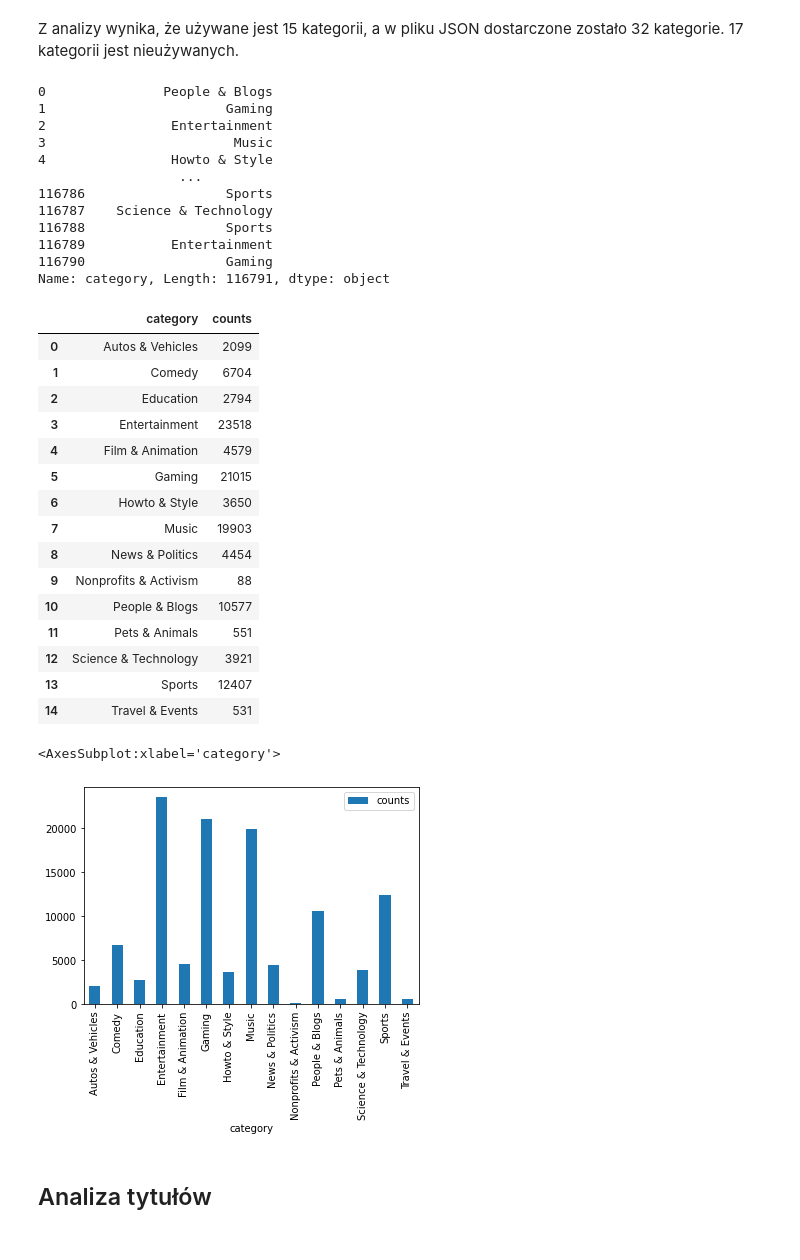
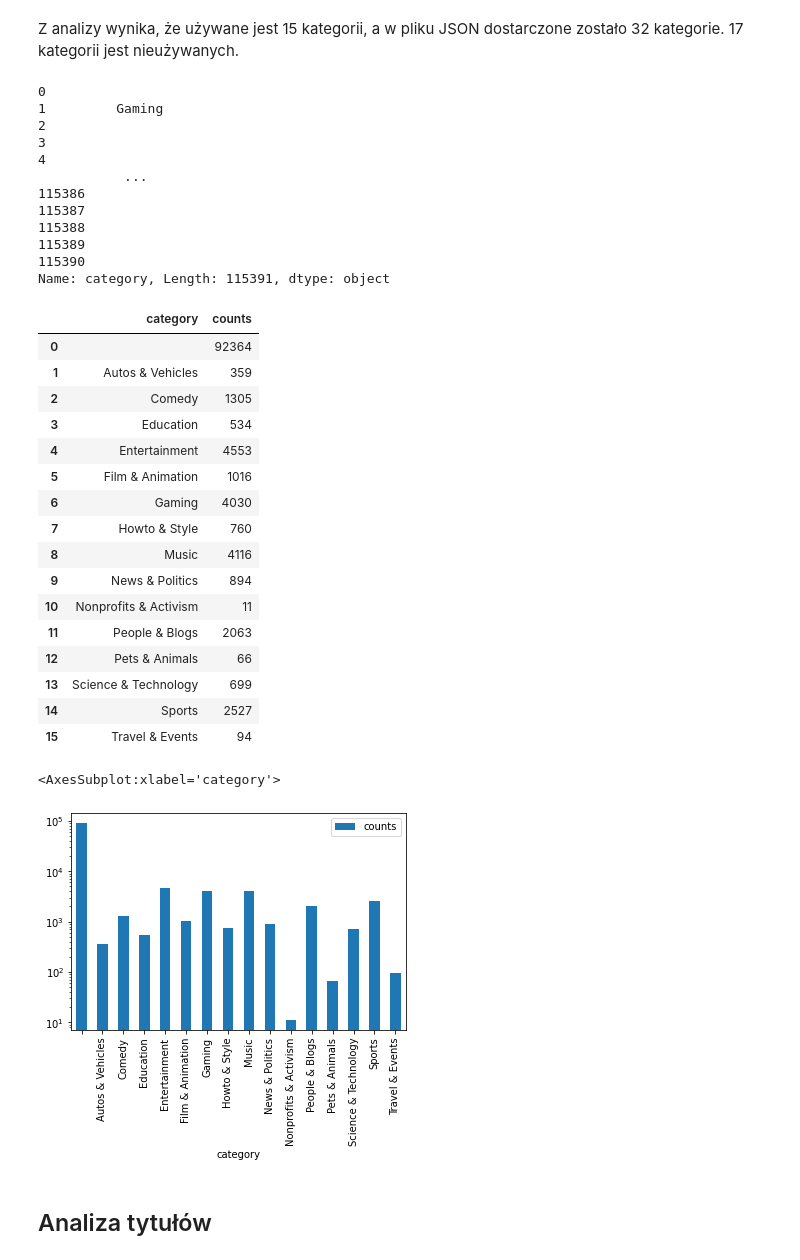
Before and after one commit to PUT-II/Data-Exploration-Project, a Jupyter notebook: notebooks/PED_projekt.ipynb, the cells around one changed output. Saved outputs shown, nothing was run; the diff lists cells and outputs as text; code cells hidden in the pictures.

```diff
--- a/notebooks/PED_projekt.ipynb
+++ b/notebooks/PED_projekt.ipynb
@@ -32,0 +16,6 @@ us_trending_df
+# %%
+us_trending_df = pd.read_csv(os.path.join(data_dir, 'USData80.csv'), encoding='cp1250', lineterminator='\n')
+us_trending_df = us_trending_df.iloc[: , 1:]
+us_trending_df = us_trending_df.rename(columns={'description\r': 'description'})
+us_trending_df['description'] = us_trending_df['description'].str.rstrip('\r')
+us_trending_df
@@ -60,0 +66,2 @@ memory usage: 12.7+ MB
+# %%
+us_trending_df['categoryId'].replace(np.NaN, 0.0, inplace=True)
@@ -61,3 +70,5 @@ memory usage: 12.7+ MB
+# %%
+us_trending_df['categoryId'] = us_trending_df['categoryId'].astype(np.int64)
 # %% [markdown]
 Kolumny opisujące daty są typu object.
 Można je zrzutować na typ datetime64.
@@ -234,43 +245,44 @@ us_trending_df['category'] = us_trending_df['categoryId']
 us_trending_df['category'] = us_trending_df['category'].apply(us_categories.get).replace(np.NaN, '')
 us_trending_df['category']
 # %% [output]
-0               People & Blogs
-1                       Gaming
-2                Entertainment
-3                        Music
-4                Howto & Style
-                  ...
-116786                  Sports
-116787    Science & Technology
-116788                  Sports
-116789           Entertainment
-116790                  Gaming
-Name: category, Length: 116791, dtype: object
+0
+1         Gaming
+2
+3
+4
+           ...
+115386
+115387
+115388
+115389
+115390
+Name: category, Length: 115391, dtype: object
 # %%
 category_counts = us_trending_df.groupby(["category"]).size().reset_index(name='counts')
 category_counts
 # %% [output]
 |  | category | counts |
-| 0 | Autos & Vehicles | 2099 |
-| 1 | Comedy | 6704 |
-| 2 | Education | 2794 |
-| 3 | Entertainment | 23518 |
-| 4 | Film & Animation | 4579 |
-| 5 | Gaming | 21015 |
-| 6 | Howto & Style | 3650 |
-| 7 | Music | 19903 |
-| 8 | News & Politics | 4454 |
-| 9 | Nonprofits & Activism | 88 |
-| 10 | People & Blogs | 10577 |
-| 11 | Pets & Animals | 551 |
-| 12 | Science & Technology | 3921 |
-| 13 | Sports | 12407 |
-| 14 | Travel & Events | 531 |
+| 0 |  | 92364 |
+| 1 | Autos & Vehicles | 359 |
+| 2 | Comedy | 1305 |
+| 3 | Education | 534 |
+| 4 | Entertainment | 4553 |
+| 5 | Film & Animation | 1016 |
+| 6 | Gaming | 4030 |
+| 7 | Howto & Style | 760 |
+| 8 | Music | 4116 |
+| 9 | News & Politics | 894 |
+| 10 | Nonprofits & Activism | 11 |
+| 11 | People & Blogs | 2063 |
+| 12 | Pets & Animals | 66 |
+| 13 | Science & Technology | 699 |
+| 14 | Sports | 2527 |
+| 15 | Travel & Events | 94 |
 # %%
-category_counts.plot(x='category', y='counts', kind='bar')
+category_counts.plot(x='category', y='counts', kind='bar', logy=True)
 # %% [output]
 <AxesSubplot:xlabel='category'>
-[figure, old version]
+[figure, new version]
 # %% [markdown]
 ## Analiza tytułów
 # %%
```
Also changed, not shown: parts of 25 cells of this notebook, 2 other files.
